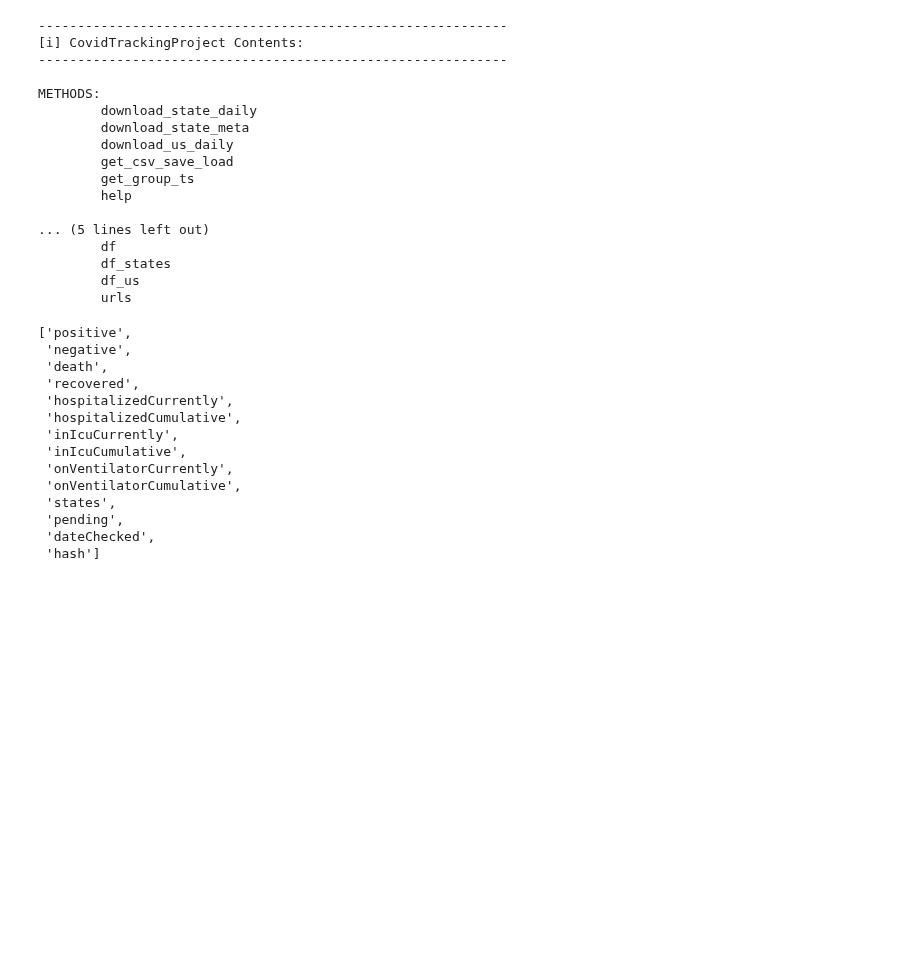
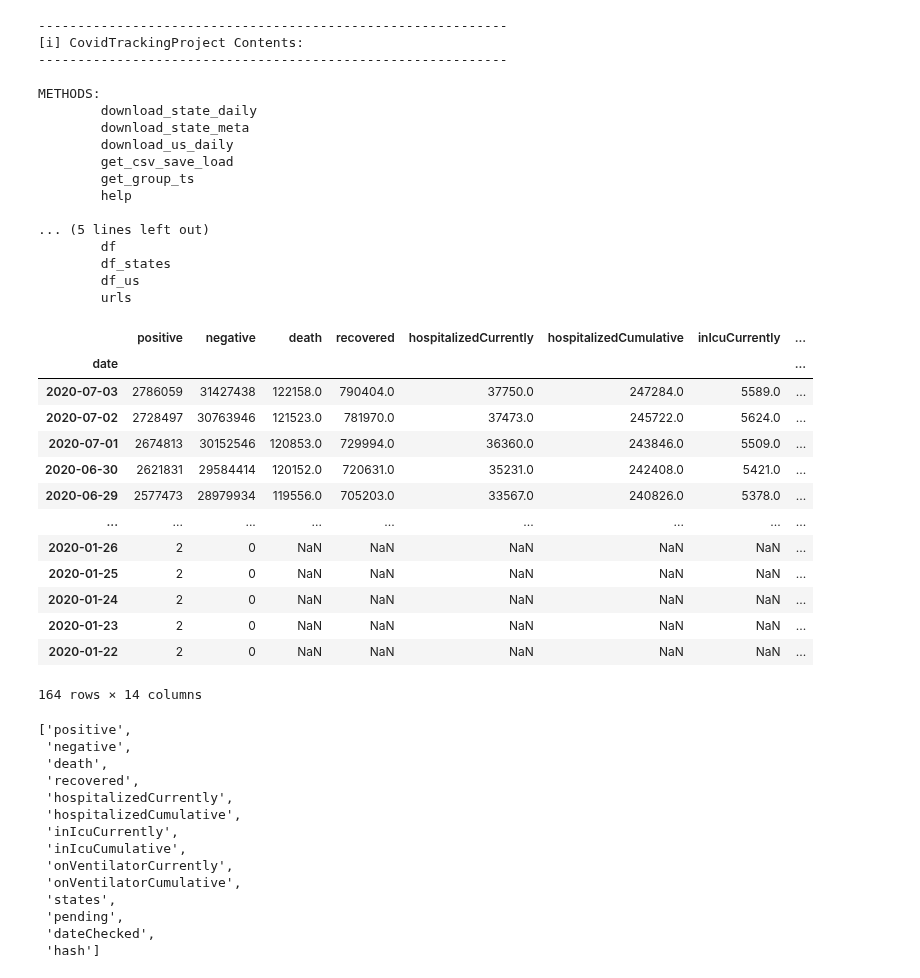
Before and after one commit to jirvingphd/playing-with-coronavirus-data, a Jupyter notebook: coronavirus-v2-post-classes.ipynb, the cells around one changed output. Cells and saved outputs as stored; diff of their text form; code cells hidden in the pictures; blank space fills up the shorter version.

```diff
--- a/coronavirus-v2-post-classes.ipynb
+++ b/coronavirus-v2-post-classes.ipynb
@@ -411,6 +413,25 @@ METHODS:
         df_states
         df_us
         urls
+# %%
+df_us = covid.df_us.copy()
+# %%
+df_us
+# %% [output]
+|  | positive | negative | death | recovered | hospitalizedCurrently | hospitalizedCumulative | inIcuCurrently | ... |
+| date |  |  |  |  |  |  |  | ... |
+| 2020-07-03 | 2786059 | 31427438 | 122158.0 | 790404.0 | 37750.0 | 247284.0 | 5589.0 | ... |
+| 2020-07-02 | 2728497 | 30763946 | 121523.0 | 781970.0 | 37473.0 | 245722.0 | 5624.0 | ... |
+| 2020-07-01 | 2674813 | 30152546 | 120853.0 | 729994.0 | 36360.0 | 243846.0 | 5509.0 | ... |
+| 2020-06-30 | 2621831 | 29584414 | 120152.0 | 720631.0 | 35231.0 | 242408.0 | 5421.0 | ... |
+| 2020-06-29 | 2577473 | 28979934 | 119556.0 | 705203.0 | 33567.0 | 240826.0 | 5378.0 | ... |
+| ... | ... | ... | ... | ... | ... | ... | ... | ... |
+| 2020-01-26 | 2 | 0 | NaN | NaN | NaN | NaN | NaN | ... |
+| 2020-01-25 | 2 | 0 | NaN | NaN | NaN | NaN | NaN | ... |
+| 2020-01-24 | 2 | 0 | NaN | NaN | NaN | NaN | NaN | ... |
+| 2020-01-23 | 2 | 0 | NaN | NaN | NaN | NaN | NaN | ... |
+| 2020-01-22 | 2 | 0 | NaN | NaN | NaN | NaN | NaN | ... |
+164 rows × 14 columns
 # %%
 covid.columns_us['good']
 # %% [output]
```
Also changed, not shown: parts of 7 cells of this notebook, 3 other files.
